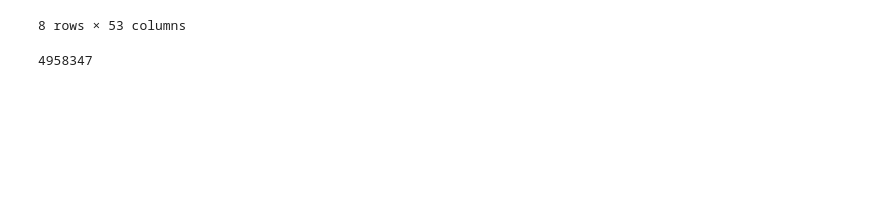
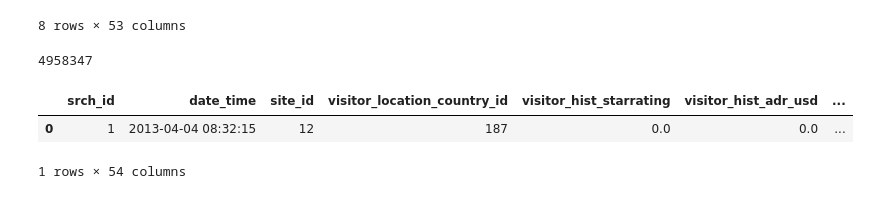
Before and after one commit to hellowithchicken/DataMining, a Jupyter notebook: assignment2/analysis.ipynb, the cells around one changed output. Saved outputs shown, nothing was run; the diff lists cells and outputs as text; code cells hidden in the pictures; blank space fills up the shorter version.

```diff
--- a/assignment2/analysis.ipynb
+++ b/assignment2/analysis.ipynb
@@ -33,3 +145,11 @@ df.describe()
 len(df)
 # %% [output]
 4958347
+# %%
+subset = df.head(100)
+subset = subset.fillna(0)
+subset.head(1)
+# %% [output]
+|  | srch_id | date_time | site_id | visitor_location_country_id | visitor_hist_starrating | visitor_hist_adr_usd | ... |
+| 0 | 1 | 2013-04-04 08:32:15 | 12 | 187 | 0.0 | 0.0 | ... |
+1 rows × 54 columns
```
Also changed, not shown: parts of 21 cells of this notebook.
